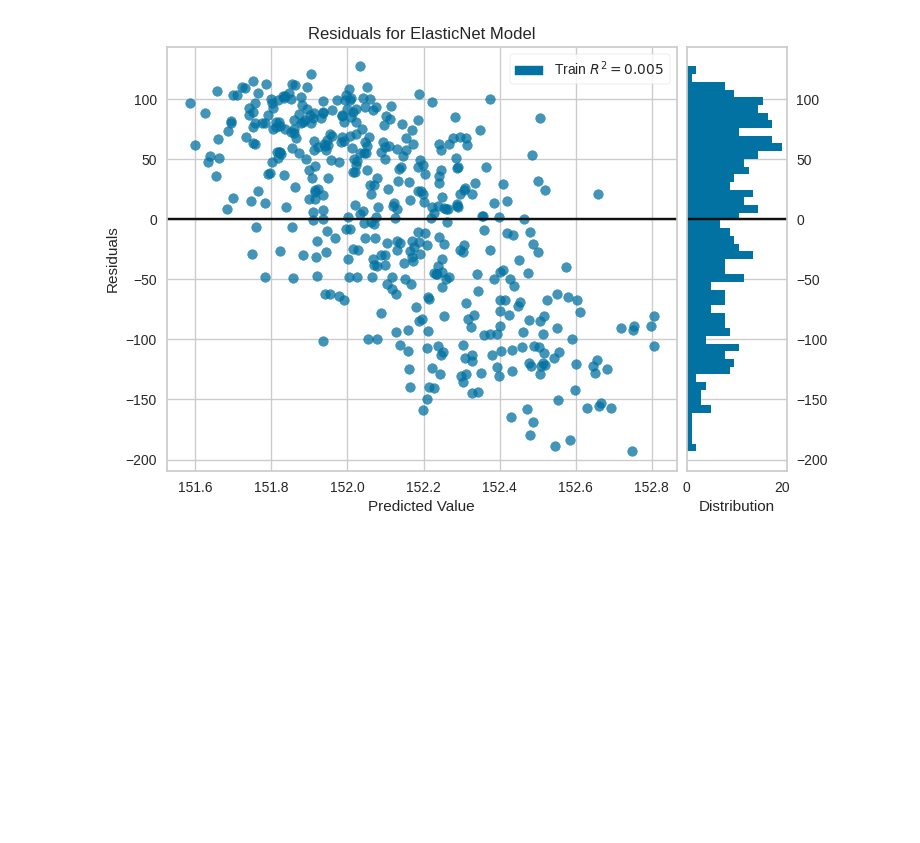
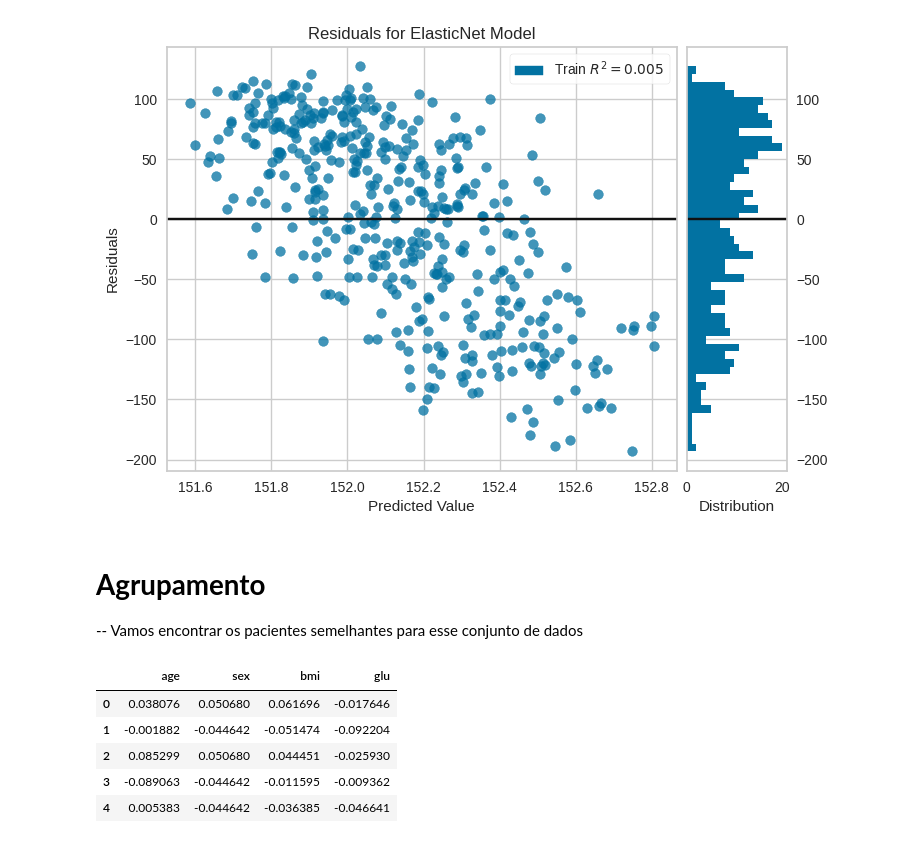
Before and after one commit to cantaruttim/Diabetes, a Jupyter notebook: Diabetes.ipynb, the cells around one changed output. Saved outputs shown, nothing was run; the diff lists cells and outputs as text; code cells hidden in the pictures; blank space fills up the shorter version.

```diff
--- a/Diabetes.ipynb
+++ b/Diabetes.ipynb
@@ -292,3 +240,7 @@ visualizador.fit(X2, y2)
 visualizador.poof() ;
 # %% [output]
 [figure]
+# %% [markdown]
+# **Agrupamento**
+
+-- Vamos encontrar os pacientes semelhantes para esse conjunto de dados
@@ -294,0 +254,11 @@ visualizador.poof() ;
+# %%
+dataset = dataset[['age', 'sex', 'bmi', 'glu']]
+# %%
+dataset.head()
+# %% [output]
+|  | age | sex | bmi | glu |
+| 0 | 0.038076 | 0.050680 | 0.061696 | -0.017646 |
+| 1 | -0.001882 | -0.044642 | -0.051474 | -0.092204 |
+| 2 | 0.085299 | 0.050680 | 0.044451 | -0.025930 |
+| 3 | -0.089063 | -0.044642 | -0.011595 | -0.009362 |
+| 4 | 0.005383 | -0.044642 | -0.036385 | -0.046641 |
```
Also changed, not shown: parts of 17 cells of this notebook.
